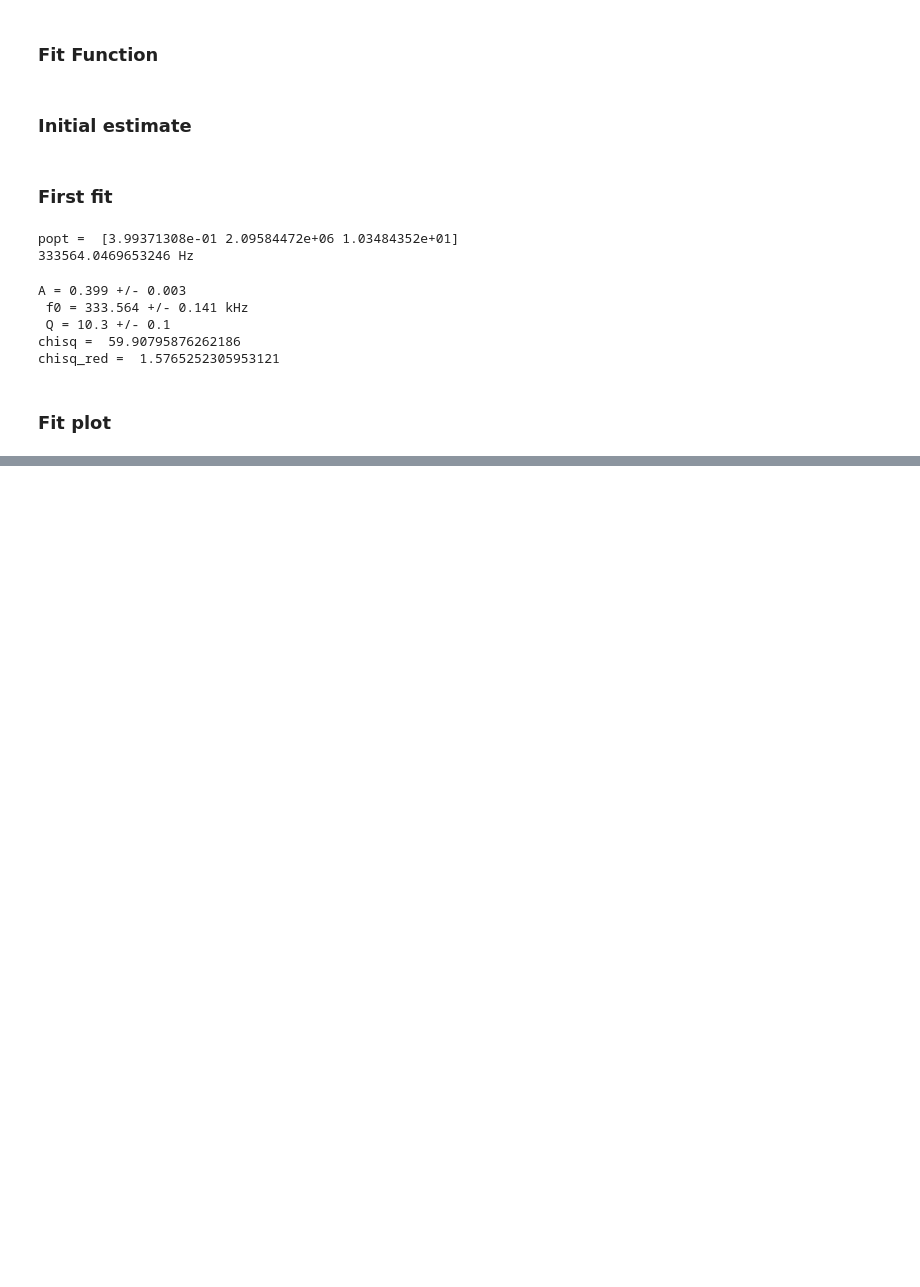
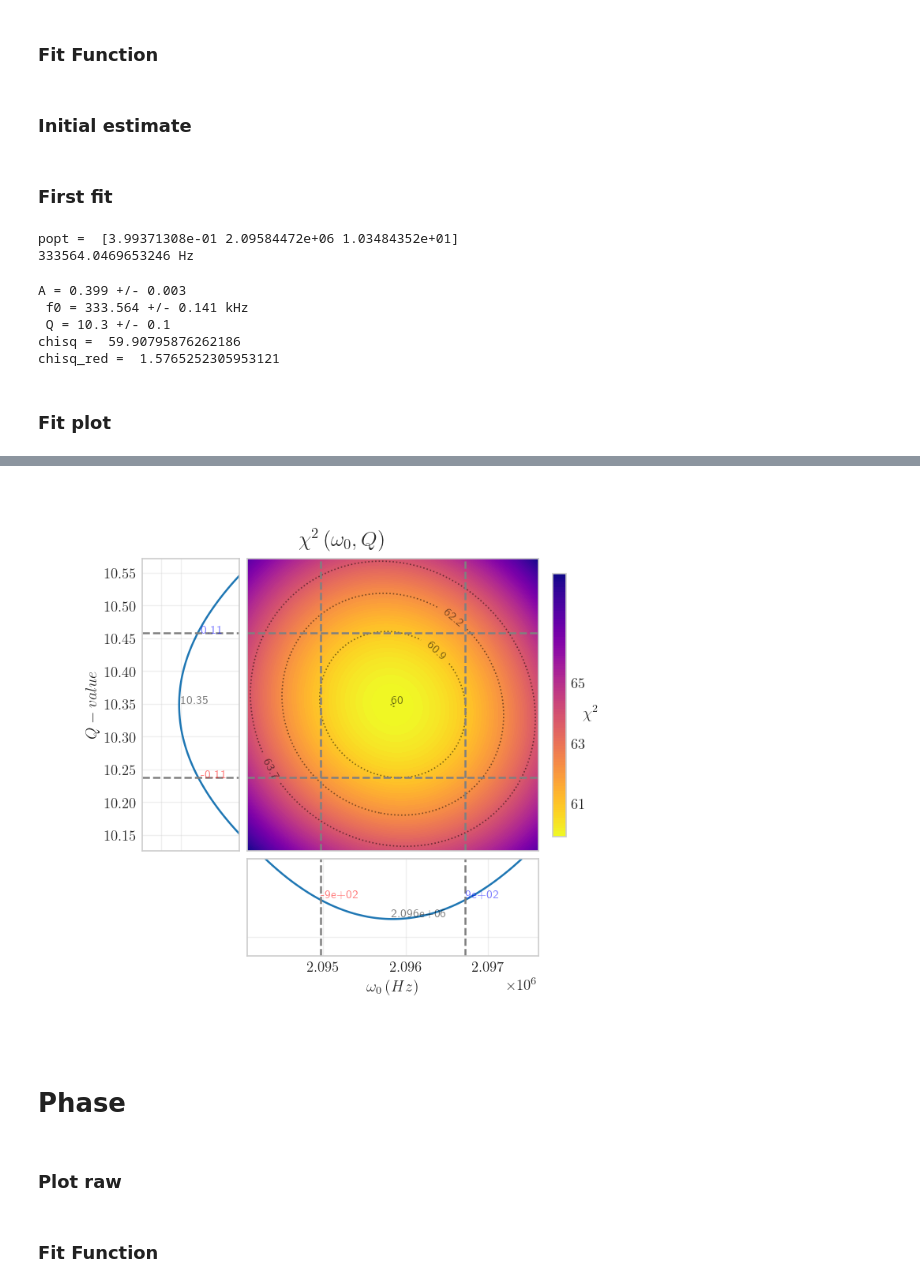
Before and after one commit to bagnolino/PhysicsLab, a Jupyter notebook: RLC_Freq/code/RLC_freq_analysis.ipynb, the cells around one changed output, grey strips where cells are left out. Drawn from its saved outputs; the diff is of its cells as text; code cells hidden in the pictures; blank space fills up the shorter version.

```diff
--- a/RLC_Freq/code/RLC_freq_analysis.ipynb
+++ b/RLC_Freq/code/RLC_freq_analysis.ipynb
@@ -171,0 +339,72 @@ plt.savefig(f'../output/{project_name}_fit.png',
+# %%
+# Define the color map
+color_map = mpl.colormaps['plasma'].reversed()
+levels = np.linspace(np.min(chi2D), np.max(chi2D), 100)
+line_color = 'gray'
+
+# Profiling of Omega and Q
+fig, ax = plt.subplots(2, 2, figsize=(5.5, 5), constrained_layout=True, height_ratios=[3, 1], width_ratios=[1, 3], sharex='col', sharey='row')
+fig.suptitle(r'$\chi^2 \left(\omega_0, Q \right)$')
+
+# Contour plot
+im = ax[0, 1].contourf(B_chi, C_chi, chi2D, levels=levels, cmap=color_map)
+cbar = fig.colorbar(im, extend='both', shrink=0.9, ax=ax[0, 1], ticks=[int(chi2_min), int(chi2_min + 2), int(chi2_min + 4), int(chi2_min + 6)])
+cbar.set_label(r'$\chi^2$', rotation=360)
+
+# Contour lines
+CS = ax[0, 1].contour(B_chi, C_chi, chi2D, levels=[chi2_min + 0.0001, chi2_min + 1, chi2_min + 2.3, chi2_min + 3.8], linewidths=1, colors='k', alpha=0.5, linestyles='dotted')
+ax[0, 1].clabel(CS, inline=True, fontsize=9, fmt='%.1f')
+ax[0, 1].text(B_chi[np.argmin(prof_B)], C_chi[np.argmin(prof_C)], r'{g:.0f}'.format(g=chi2_min), color='k', alpha=0.5, fontsize=9)
+
+# Dashed lines for bounds
+ax[0, 1].plot([B0, B1], [C_chi[C_sx], C_chi[C_sx]], color=line_color, ls='dashed')
+ax[0, 1].plot([B0, B1], [C_chi[C_dx], C_chi[C_dx]], color=line_color, ls='dashed')
+ax[0, 1].plot([B_chi[B_sx], B_chi[B_sx]], [C0, C1], color=line_color, ls='dashed')
+ax[0, 1].plot([B_chi[B_dx], B_chi[B_dx]], [C0, C1], color=line_color, ls='dashed')
+
+# Profile plot for Q
+ax[0, 0].plot(prof_B, C_chi, ls='-')
+ax[0, 0].plot([int(chi2_min - 1), int(chi2_min + 4)], [C_chi[C_sx], C_chi[C_sx]], color=line_color, ls='dashed')
+ax[0, 0].plot([int(chi2_min - 1), int(chi2_min + 4)], [C_chi[C_dx], C_chi[C_dx]], color=line_color, ls='dashed')
+
+ax[0, 0].set_xticks([int(chi2_min), int(chi2_min + 1), int(chi2_min + 4), int(chi2_min + 6)])
+ax[0, 0].text(int(chi2_min + 1), C_chi[np.argmin(prof_C)], r'{g:.2f}'.format(g=C_chi[np.argmin(prof_C)]), color='k', alpha=0.5, fontsize=9)
+ax[0, 0].text(int(chi2_min + 2), C_chi[C_sx], r'{g:.2f}'.format(g=errCC), color='b', alpha=0.5, fontsize=9)
+ax[0, 0].text(int(chi2_min + 2), C_chi[C_dx], r'{g:.2f}'.format(g=-1 * errC), color='r', alpha=0.5, fontsize=9)
+
+# Profile plot for Omega
+ax[1, 1].plot(B_chi, prof_C)
+ax[1, 1].plot([B_chi[B_sx], B_chi[B_sx]], [int(chi2_min - 1), int(chi2_min + 4)], color=line_color, ls='dashed')
+ax[1, 1].plot([B_chi[B_dx], B_chi[B_dx]], [int(chi2_min - 1), int(chi2_min + 4)], color=line_color, ls='dashed')
+
+ax[1, 1].text(B_chi[np.argmin(prof_B)], int(chi2_min + 1), r'{g:.3e}'.format(g=B_chi[np.argmin(prof_B)]), color='k', alpha=0.5, fontsize=9)
+ax[1, 1].text(B_chi[B_sx], int(chi2_min + 2), r'{g:.0e}'.format(g=errBB), color='b', alpha=0.5, fontsize=9)
+ax[1, 1].text(B_chi[B_dx], int(chi2_min + 2), r'{g:.0e}'.format(g=-1 * errB), color='r', alpha=0.5, fontsize=9)
+ax[1, 1].set_yticks([int(chi2_min), int(chi2_min + 4), int(chi2_min + 6)])
+
+# Turn off unused subplot
+ax[1, 0].set_axis_off()
+
+# Set labels and limits
+ax[0, 0].set_ylabel(r'$Q-value$')
+ax[1, 1].set_xlabel(r'$\omega_0\left(Hz\right)$', loc='center')
+ax[0, 0].set_xlim(int(chi2_min - 1), int(chi2_min + 4))
+ax[1, 1].set_ylim(int(chi2_min - 1), int(chi2_min + 4))
+
+# Save the plot
+plt.savefig(f'../output/{project_name}_chi2_map.png',
+            bbox_inches="tight",
+            pad_inches=1,
+            transparent=True,
+            facecolor="w",
+            edgecolor='w',
+            orientation='Portrait',
+            dpi=100)
+# %% [output]
+[figure, added]
+# %% [markdown]
+# Phase
+# %% [markdown]
+### Plot raw
+# %% [markdown]
+### Fit Function
```
Also changed, not shown: parts of 19 cells of this notebook.
